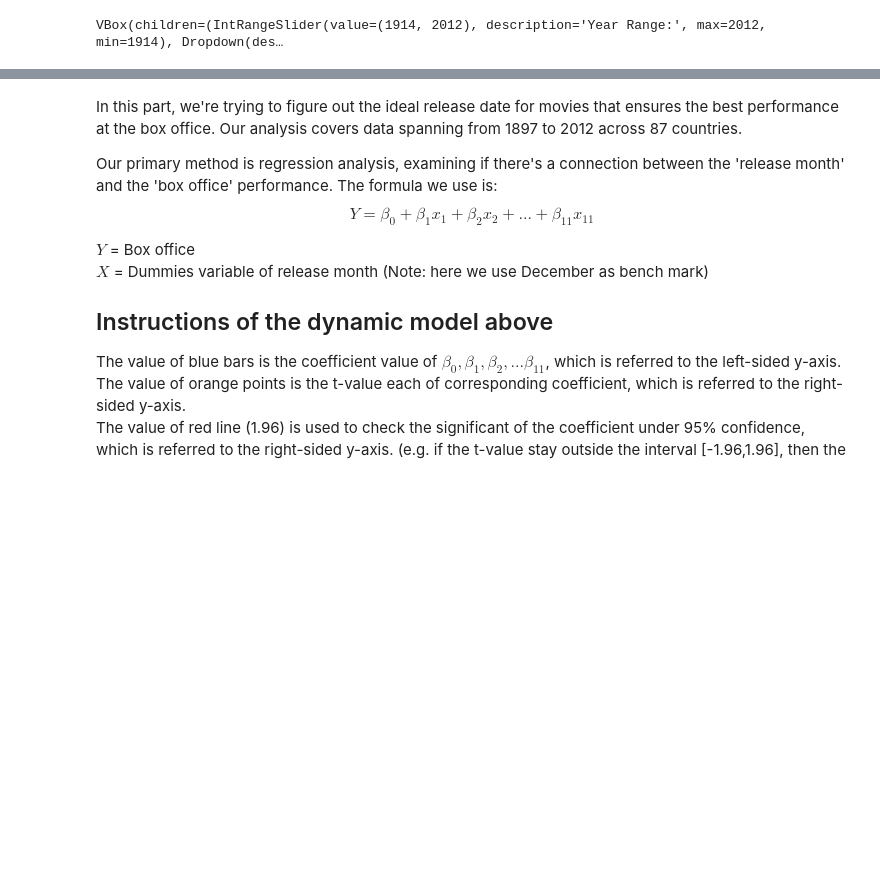
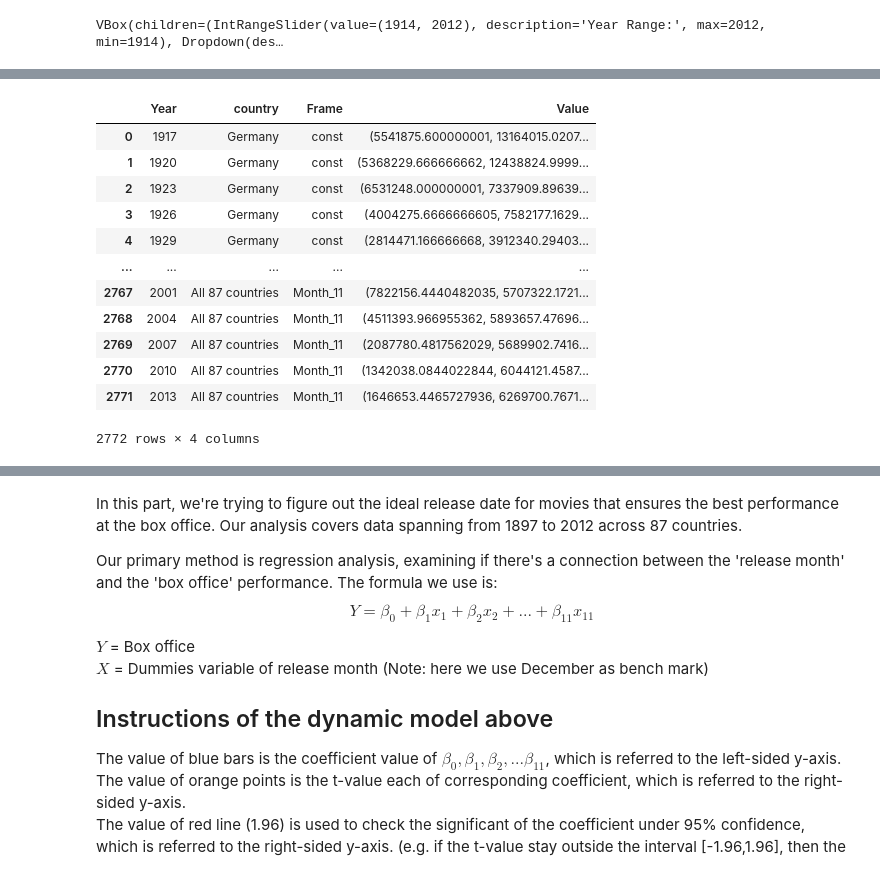
Before and after one commit to epfl-ada/ada-2023-project-deapdatadestroyers, a Jupyter notebook: dynamic_model_code_in_41.ipynb, the cells around one changed output, grey strips where cells are left out. Saved outputs shown, nothing was run; the diff lists cells and outputs as text; code cells hidden in the pictures; blank space fills up the shorter version.

```diff
--- a/dynamic_model_code_in_41.ipynb
+++ b/dynamic_model_code_in_41.ipynb
@@ -581,0 +616,32 @@ VBox(children=(IntRangeSlider(value=(1914, 2012), description='Year Range:', max
+# %%
+#get the list of names of the countries and store them into list_of_countries.
+list_of_countries = get_list_of_countries(df_movie_month['Countries (Freebase ID:name tuples)'])
+print(len(list_of_countries))
+# Drop the name with direction (e.g west, south, east, north), except the countries like South Africa.
+
+# Build up the ['South', 'North', 'West', 'East', 'south', 'north', 'west', 'east']
+direction = ['South','North','West','East']
+direction_2 = [x.lower() for x in direction]
+di = direction + direction_2
+display(di)
+
+# To see which name of the courties contain ['South', 'North', 'West', 'East', 'south', 'north', 'west', 'east']
+for i in list_of_countries:
+    if any(substring in i for substring in di):
+        print(i)
+
+# Delete south korea and west germany
+list_of_countries.remove('South Korea')
+list_of_countries.remove('West Germany')
+
+# We regress box office on dummies varibles of release month with respect to different countries.
+# Note that in section 2, we only choose the countries with more than 200 datasets.
+countries = []
+for country in list_of_countries:
+    index_of_data = df_movie_month['Countries (Freebase ID:name tuples)'].str.contains(country)
+    if index_of_data.sum() >= 200:
+        countries.append(country)
+
+
+countries.append('All 87 countries')
+countries
@@ -581,0 +661,20 @@ VBox(children=(IntRangeSlider(value=(1914, 2012), description='Year Range:', max
+# %%
+data = pd.DataFrame(columns=['Year'] + ['const']+[f'Month_{i}' for i in range(1, 12)]+['country'])
+for country in countries:
+    data = pd.concat([data, regress_coefficient_month_html(df_movie_month, country, "All genre")], ignore_index=True, sort=False)
+df_melted = pd.melt(data, id_vars=['Year','country'], var_name='Frame', value_name='Value')
+df_melted
+# %% [output]
+|  | Year | country | Frame | Value |
+| 0 | 1917 | Germany | const | (5541875.600000001, 13164015.0207... |
+| 1 | 1920 | Germany | const | (5368229.666666662, 12438824.9999... |
+| 2 | 1923 | Germany | const | (6531248.000000001, 7337909.89639... |
+| 3 | 1926 | Germany | const | (4004275.6666666605, 7582177.1629... |
+| 4 | 1929 | Germany | const | (2814471.166666668, 3912340.29403... |
+| ... | ... | ... | ... | ... |
+| 2767 | 2001 | All 87 countries | Month_11 | (7822156.4440482035, 5707322.1721... |
+| 2768 | 2004 | All 87 countries | Month_11 | (4511393.966955362, 5893657.47696... |
+| 2769 | 2007 | All 87 countries | Month_11 | (2087780.4817562029, 5689902.7416... |
+| 2770 | 2010 | All 87 countries | Month_11 | (1342038.0844022844, 6044121.4587... |
+| 2771 | 2013 | All 87 countries | Month_11 | (1646653.4465727936, 6269700.7671... |
+2772 rows × 4 columns
```
Also changed, not shown: parts of 17 cells of this notebook.
